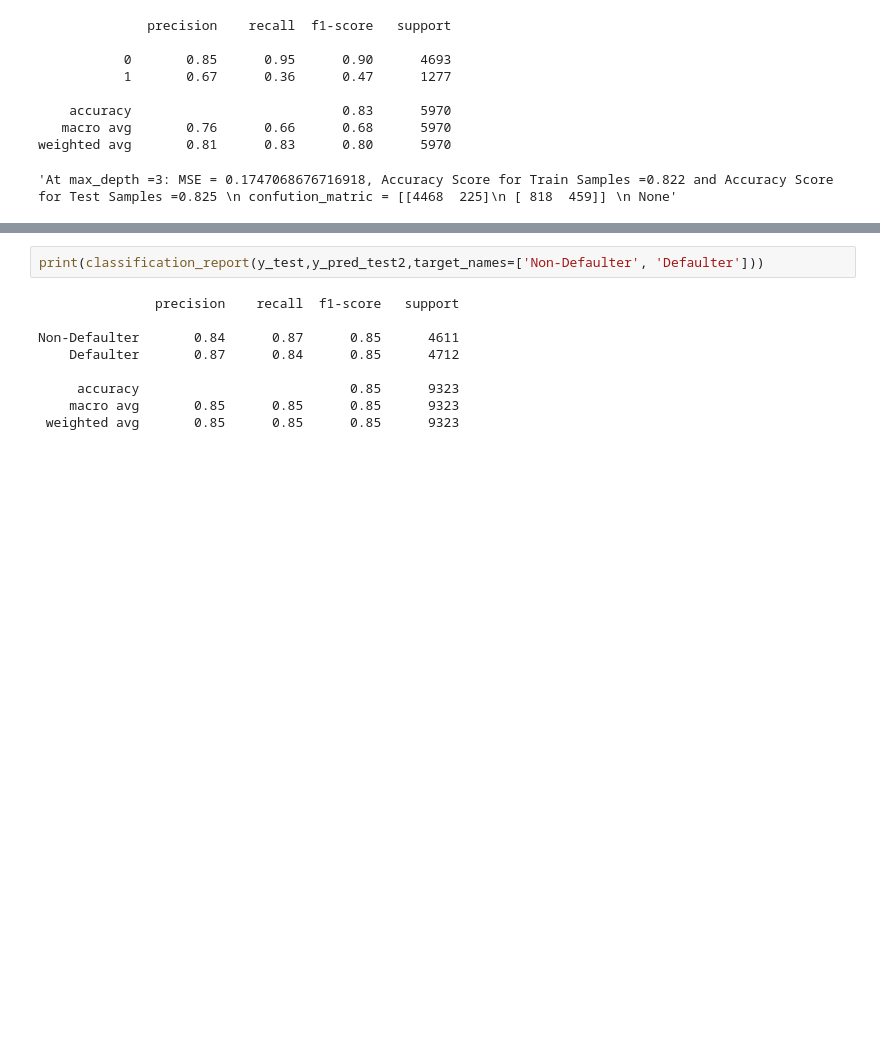
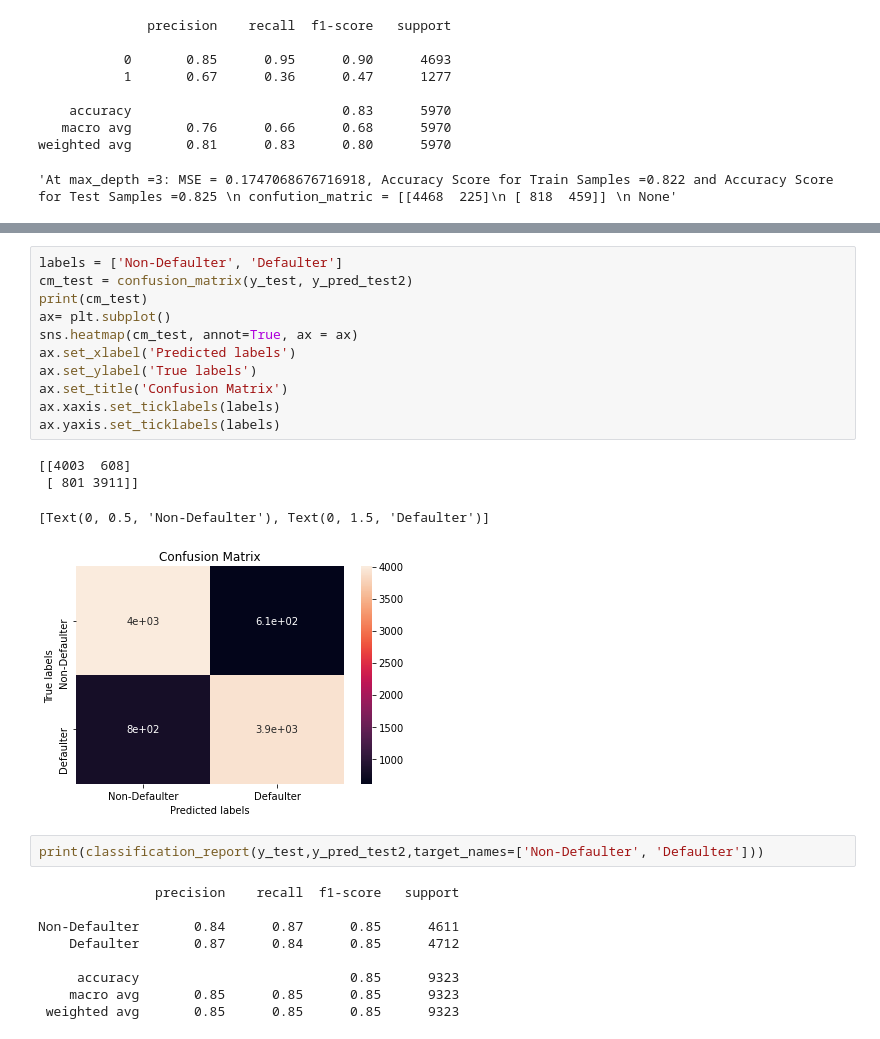
Before and after one commit to pranav168/Credit-Card-Default-Prediction, a Jupyter notebook: Credit_Card_Default_Prediction_final_Capstone_Project.ipynb, the cells around one changed output, grey strips where cells are left out. Cells and saved outputs as stored; diff of their text form; blank space fills up the shorter version.

```diff
--- a/Credit_Card_Default_Prediction_final_Capstone_Project.ipynb
+++ b/Credit_Card_Default_Prediction_final_Capstone_Project.ipynb
@@ -427,3 +424,19 @@ MSE = 0.14619757588758983, Accuracy Score for Train Samples =0.993 and Accuracy
+# %%
+labels = ['Non-Defaulter', 'Defaulter']
+cm_test = confusion_matrix(y_test, y_pred_test2)
+print(cm_test)
+ax= plt.subplot()
+sns.heatmap(cm_test, annot=True, ax = ax)
+ax.set_xlabel('Predicted labels')
+ax.set_ylabel('True labels')
+ax.set_title('Confusion Matrix')
+ax.xaxis.set_ticklabels(labels)
+ax.yaxis.set_ticklabels(labels)
+# %% [output]
+[[4003  608]
+ [ 801 3911]]
+[Text(0, 0.5, 'Non-Defaulter'), Text(0, 1.5, 'Defaulter')]
+[figure, added]
 # %%
 print(classification_report(y_test,y_pred_test2,target_names=['Non-Defaulter', 'Defaulter']))
 # %% [output]
```
Also changed, not shown: parts of 3 cells of this notebook.
